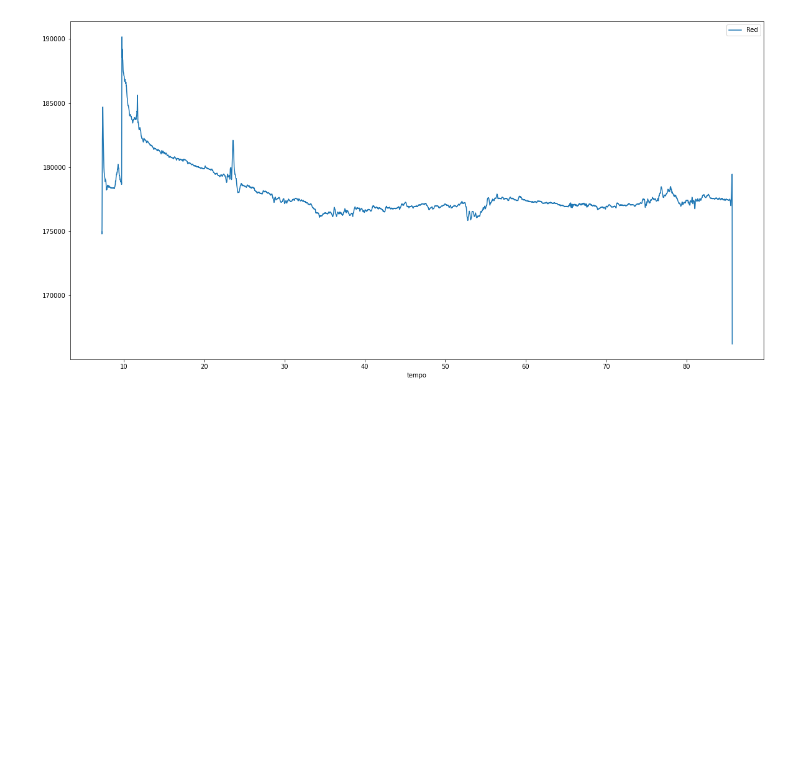
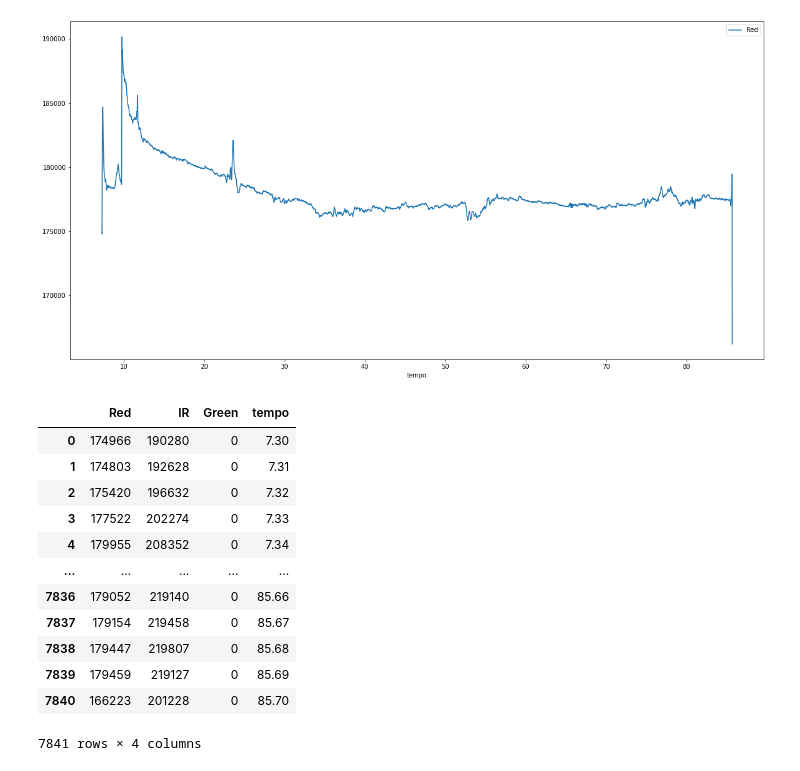
Before and after one commit to 221eSmact/PPG-p2, a Jupyter notebook: code/report.ipynb, the cells around one changed output. Cells and saved outputs as stored; diff of their text form; code cells hidden in the pictures; blank space fills up the shorter version.

```diff
--- a/code/report.ipynb
+++ b/code/report.ipynb
@@ -75,6 +75,22 @@ def filtraggio(df, inizio, fine, tipo):
     segnale_pulito = filtfilt(b,a, df[(df.tempo >= inizio)
                                 & (df.tempo <=fine)][tipo])
     return segnale_pulito
+# %%
+df
+# %% [output]
+|  | Red | IR | Green | tempo |
+| 0 | 174966 | 190280 | 0 | 7.30 |
+| 1 | 174803 | 192628 | 0 | 7.31 |
+| 2 | 175420 | 196632 | 0 | 7.32 |
+| 3 | 177522 | 202274 | 0 | 7.33 |
+| 4 | 179955 | 208352 | 0 | 7.34 |
+| ... | ... | ... | ... | ... |
+| 7836 | 179052 | 219140 | 0 | 85.66 |
+| 7837 | 179154 | 219458 | 0 | 85.67 |
+| 7838 | 179447 | 219807 | 0 | 85.68 |
+| 7839 | 179459 | 219127 | 0 | 85.69 |
+| 7840 | 166223 | 201228 | 0 | 85.70 |
+7841 rows × 4 columns
 # %%
 def graphpicchi(valori, inizio, fine, tipo):
 
```
Also changed, not shown: parts of 2 cells of this notebook.
